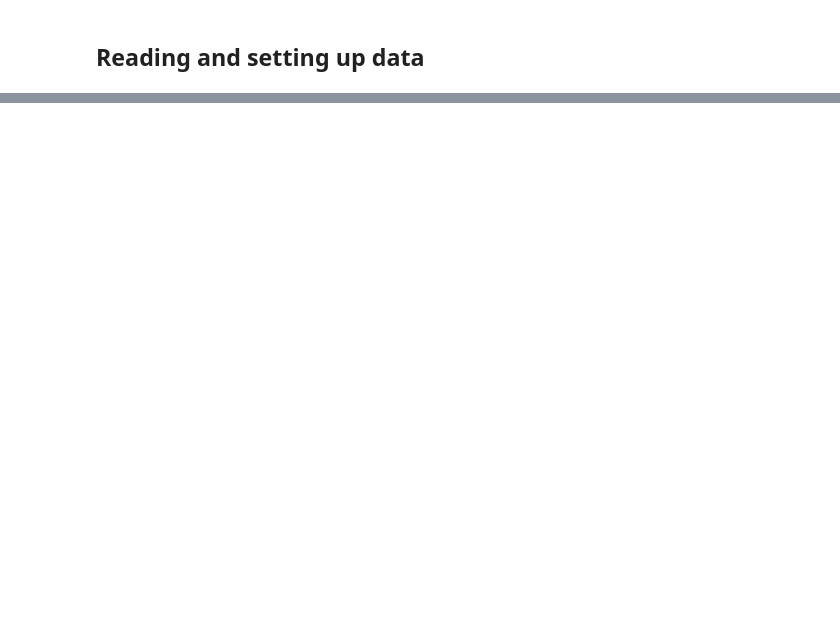
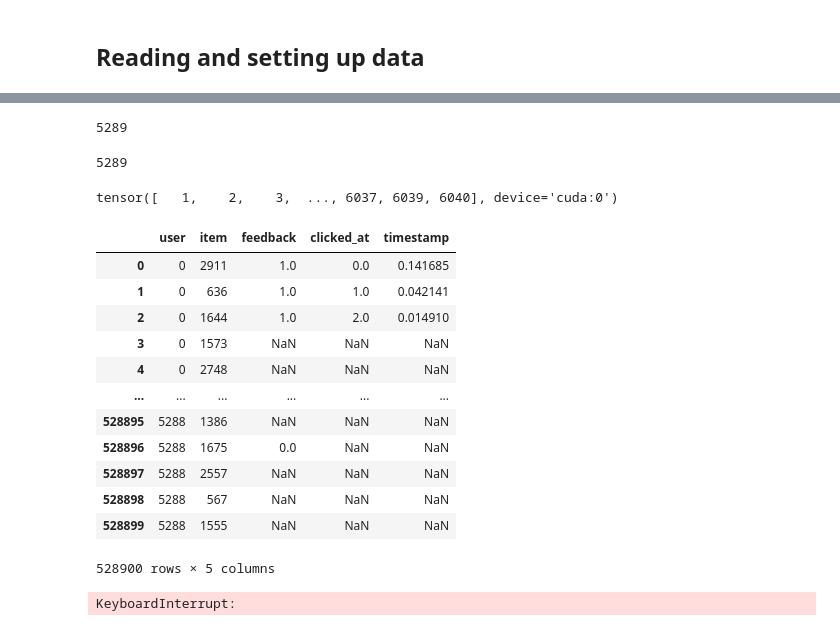
Before and after one commit to caiotda/dynamicTasteDistortion, a Jupyter notebook: simulation/01-bootstrap_user_preferences.ipynb, the cells around one changed output, grey strips where cells are left out. Drawn from its saved outputs; the diff is of its cells as text; code cells hidden in the pictures; blank space fills up the shorter version.

```diff
--- a/simulation/01-bootstrap_user_preferences.ipynb
+++ b/simulation/01-bootstrap_user_preferences.ipynb
@@ -85,0 +123,34 @@ bootstrapped_clicks.to_csv("../data/simulation/movielens_1m_sinthetically_filled
+# %%
+len(mapa.keys())
+# %% [output]
+5289
+# %%
+len(mapa.values())
+# %% [output]
+5289
+# %%
+sim = Simulator(oracle_matrix=preference_matrix, model=None, num_rounds=5, initial_date=0.0)
+# %%
+sim.users
+# %% [output]
+tensor([   1,    2,    3,  ..., 6037, 6039, 6040], device='cuda:0')
+# %%
+sim.click_matrix
+# %% [output]
+|  | user | item | feedback | clicked_at | timestamp |
+| 0 | 0 | 2911 | 1.0 | 0.0 | 0.141685 |
+| 1 | 0 | 636 | 1.0 | 1.0 | 0.042141 |
+| 2 | 0 | 1644 | 1.0 | 2.0 | 0.014910 |
+| 3 | 0 | 1573 | NaN | NaN | NaN |
+| 4 | 0 | 2748 | NaN | NaN | NaN |
+| ... | ... | ... | ... | ... | ... |
+| 528895 | 5288 | 1386 | NaN | NaN | NaN |
+| 528896 | 5288 | 1675 | 0.0 | NaN | NaN |
+| 528897 | 5288 | 2557 | NaN | NaN | NaN |
+| 528898 | 5288 | 567 | NaN | NaN | NaN |
+| 528899 | 5288 | 1555 | NaN | NaN | NaN |
+528900 rows × 5 columns
+# %%
+sim.bootstrap_clicks(k=100)
+# %% [output]
+KeyboardInterrupt:
```
Also changed, not shown: parts of 26 cells of this notebook, 2 other files.
